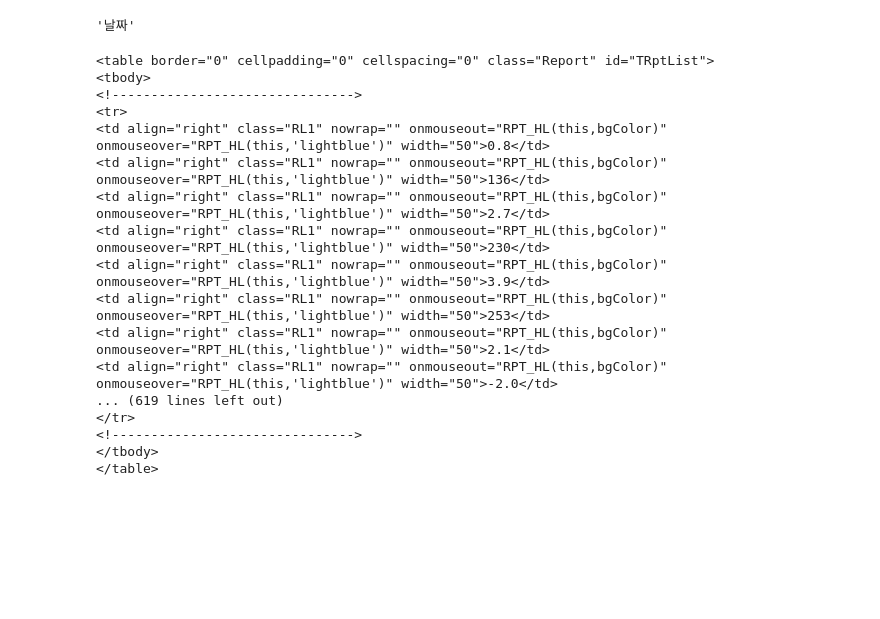
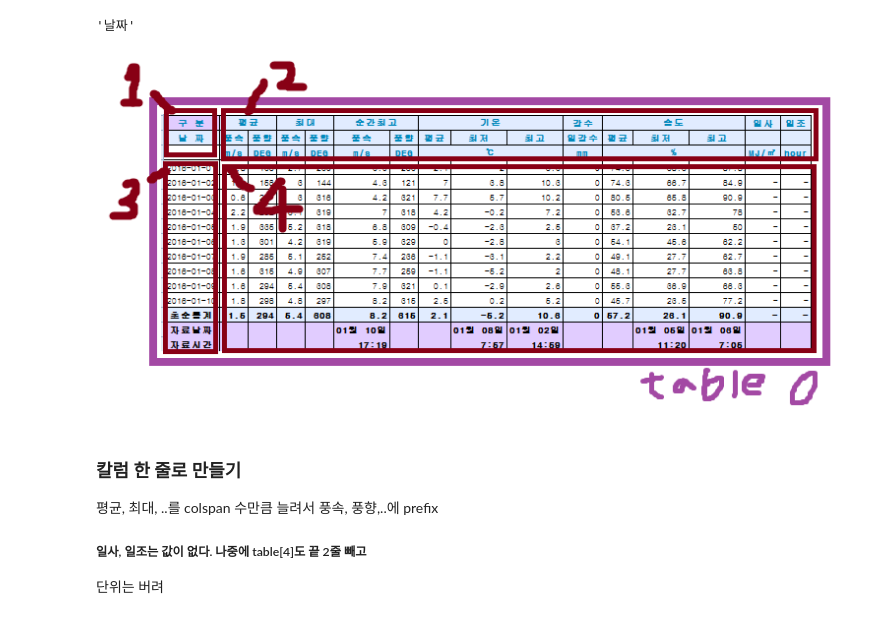
Before and after one commit to firstock/proj_sponge_bicycle, a Jupyter notebook: KHJ_clean.ipynb, the cells around one changed output. Cells and saved outputs as stored; diff of their text form; code cells hidden in the pictures; blank space fills up the shorter version.

```diff
--- a/KHJ_clean.ipynb
+++ b/KHJ_clean.ipynb
@@ -290,22 +295,11 @@ table[1].find_all('th')[1].getText().replace(' ','')
 # %% [output]
 '날짜'
-# %%
-table[4]
-# %% [output]
-<table border="0" cellpadding="0" cellspacing="0" class="Report" id="TRptList">
-<tbody>
-<!------------------------------->
-<tr>
-<td align="right" class="RL1" nowrap="" onmouseout="RPT_HL(this,bgColor)" onmouseover="RPT_HL(this,'lightblue')" width="50">0.8</td>
-<td align="right" class="RL1" nowrap="" onmouseout="RPT_HL(this,bgColor)" onmouseover="RPT_HL(this,'lightblue')" width="50">136</td>
-<td align="right" class="RL1" nowrap="" onmouseout="RPT_HL(this,bgColor)" onmouseover="RPT_HL(this,'lightblue')" width="50">2.7</td>
-<td align="right" class="RL1" nowrap="" onmouseout="RPT_HL(this,bgColor)" onmouseover="RPT_HL(this,'lightblue')" width="50">230</td>
-<td align="right" class="RL1" nowrap="" onmouseout="RPT_HL(this,bgColor)" onmouseover="RPT_HL(this,'lightblue')" width="50">3.9</td>
-<td align="right" class="RL1" nowrap="" onmouseout="RPT_HL(this,bgColor)" onmouseover="RPT_HL(this,'lightblue')" width="50">253</td>
-<td align="right" class="RL1" nowrap="" onmouseout="RPT_HL(this,bgColor)" onmouseover="RPT_HL(this,'lightblue')" width="50">2.1</td>
-<td align="right" class="RL1" nowrap="" onmouseout="RPT_HL(this,bgColor)" onmouseover="RPT_HL(this,'lightblue')" width="50">-2.0</td>
-... (619 lines left out)
-</tr>
-<!------------------------------->
-</tbody>
-</table>
+# %%
+imgTable
+# %% [output]
+[figure, added]
+# %% [markdown]
+### 칼럼 한 줄로 만들기
+평균, 최대, ..를 colspan 수만큼 늘려서 풍속, 풍향,..에 prefix
+##### 일사, 일조는 값이 없다. 나중에 table[4]도 끝 2줄 빼고
+단위는 버려
```
Also changed, not shown: parts of 31 cells of this notebook, 2 other files.
